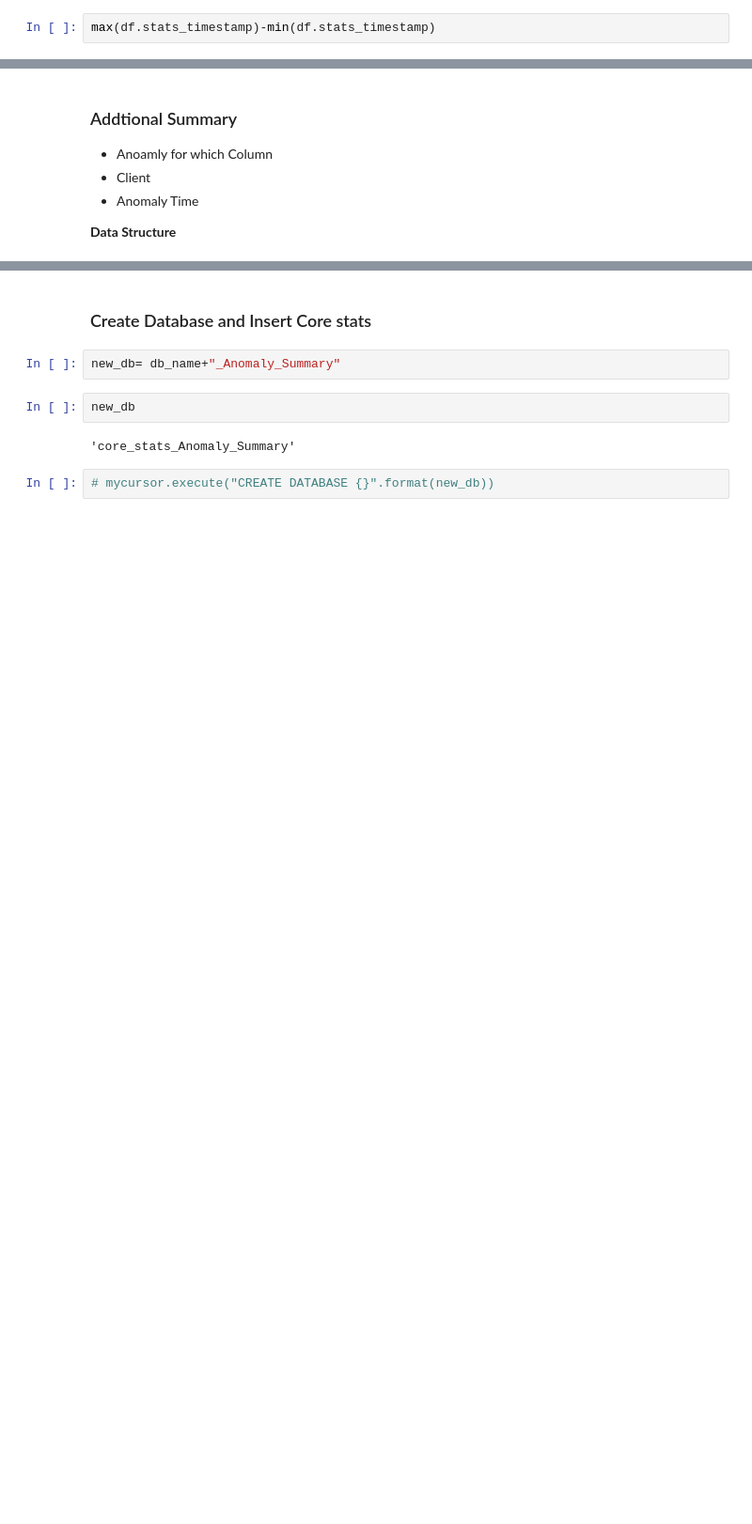
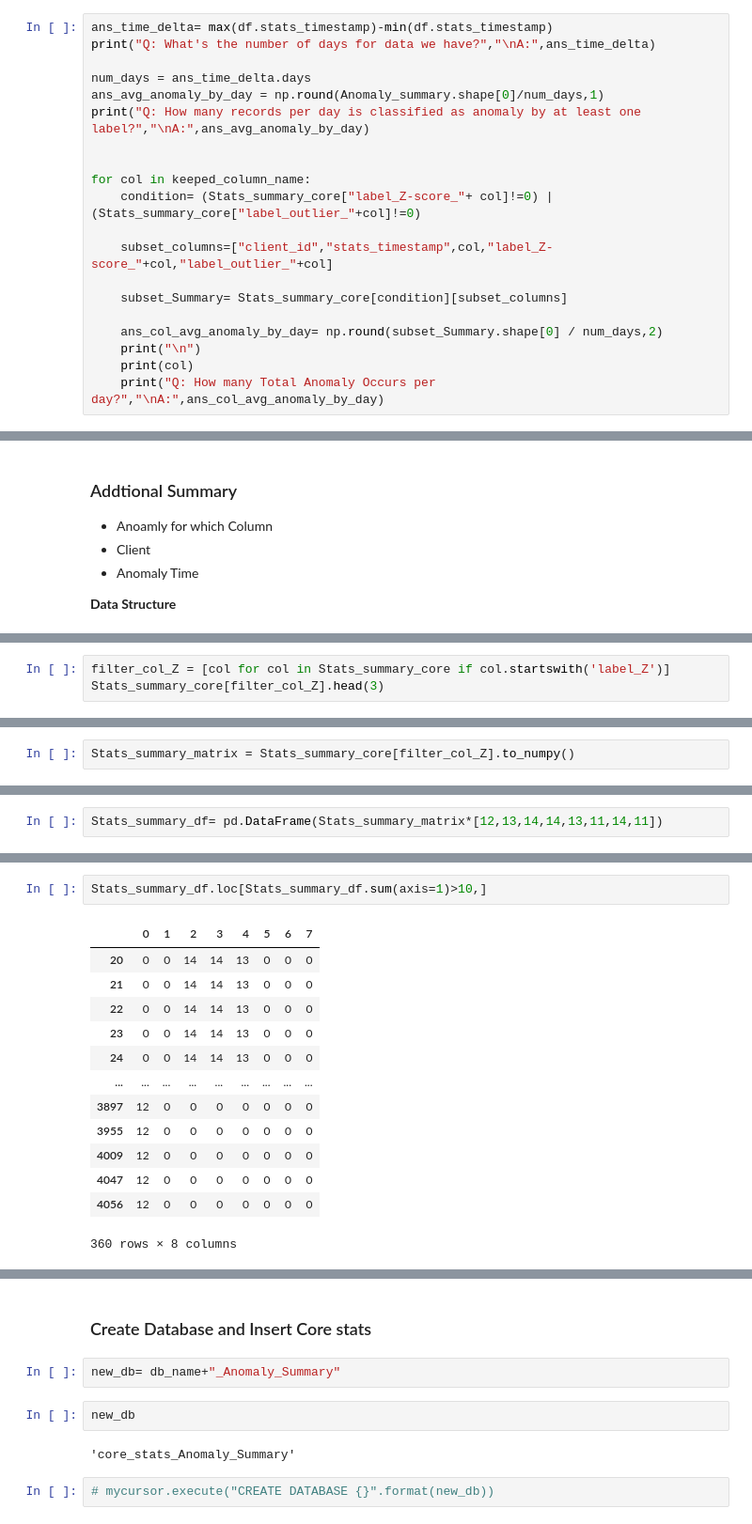
Before and after one commit to dujijundavid/Anomaly_Detection, a Jupyter notebook: Anomaly Start [Exploratory Notebook].ipynb, the cells around one changed output, grey strips where cells are left out. Shown: that part at 94% size. Cells and saved outputs as stored; diff of their text form; blank space fills up the shorter version.

```diff
--- a/Anomaly Start [Exploratory Notebook].ipynb
+++ b/Anomaly Start [Exploratory Notebook].ipynb
@@ -486,3 +491,21 @@ A: 6.3 %
 # %%
-max(df.stats_timestamp)-min(df.stats_timestamp)
+ans_time_delta= max(df.stats_timestamp)-min(df.stats_timestamp)
+print("Q: What's the number of days for data we have?","\nA:",ans_time_delta)
+
+num_days = ans_time_delta.days
+ans_avg_anomaly_by_day = np.round(Anomaly_summary.shape[0]/num_days,1)
+print("Q: How many records per day is classified as anomaly by at least one label?","\nA:",ans_avg_anomaly_by_day)
+
+
+for col in keeped_column_name:
+    condition= (Stats_summary_core["label_Z-score_"+ col]!=0) | (Stats_summary_core["label_outlier_"+col]!=0)
+
+    subset_columns=["client_id","stats_timestamp",col,"label_Z-score_"+col,"label_outlier_"+col]
+
+    subset_Summary= Stats_summary_core[condition][subset_columns]
+
+    ans_col_avg_anomaly_by_day= np.round(subset_Summary.shape[0] / num_days,2)
+    print("\n")
+    print(col)
+    print("Q: How many Total Anomaly Occurs per day?","\nA:",ans_col_avg_anomaly_by_day)
 # %% [output]
@@ -533,0 +609,3 @@ Stats_summary_core[Stats_summary_core["label_Z-score_peak_upload_speed"]==1][["c
+# %%
+filter_col_Z = [col for col in Stats_summary_core if col.startswith('label_Z')]
+Stats_summary_core[filter_col_Z].head(3)
@@ -533,0 +627,2 @@ Stats_summary_core[Stats_summary_core["label_Z-score_peak_upload_speed"]==1][["c
+# %%
+Stats_summary_matrix = Stats_summary_core[filter_col_Z].to_numpy()
@@ -533,0 +648,2 @@ Stats_summary_core[Stats_summary_core["label_Z-score_peak_upload_speed"]==1][["c
+# %%
+Stats_summary_df= pd.DataFrame(Stats_summary_matrix*[12,13,14,14,13,11,14,11])
@@ -533,0 +661,16 @@ Stats_summary_core[Stats_summary_core["label_Z-score_peak_upload_speed"]==1][["c
+# %%
+Stats_summary_df.loc[Stats_summary_df.sum(axis=1)>10,]
+# %% [output]
+|  | 0 | 1 | 2 | 3 | 4 | 5 | 6 | 7 |
+| 20 | 0 | 0 | 14 | 14 | 13 | 0 | 0 | 0 |
+| 21 | 0 | 0 | 14 | 14 | 13 | 0 | 0 | 0 |
+| 22 | 0 | 0 | 14 | 14 | 13 | 0 | 0 | 0 |
+| 23 | 0 | 0 | 14 | 14 | 13 | 0 | 0 | 0 |
+| 24 | 0 | 0 | 14 | 14 | 13 | 0 | 0 | 0 |
+| ... | ... | ... | ... | ... | ... | ... | ... | ... |
+| 3897 | 12 | 0 | 0 | 0 | 0 | 0 | 0 | 0 |
+| 3955 | 12 | 0 | 0 | 0 | 0 | 0 | 0 | 0 |
+| 4009 | 12 | 0 | 0 | 0 | 0 | 0 | 0 | 0 |
+| 4047 | 12 | 0 | 0 | 0 | 0 | 0 | 0 | 0 |
+| 4056 | 12 | 0 | 0 | 0 | 0 | 0 | 0 | 0 |
+360 rows × 8 columns
```
Also changed, not shown: parts of 39 cells of this notebook.
